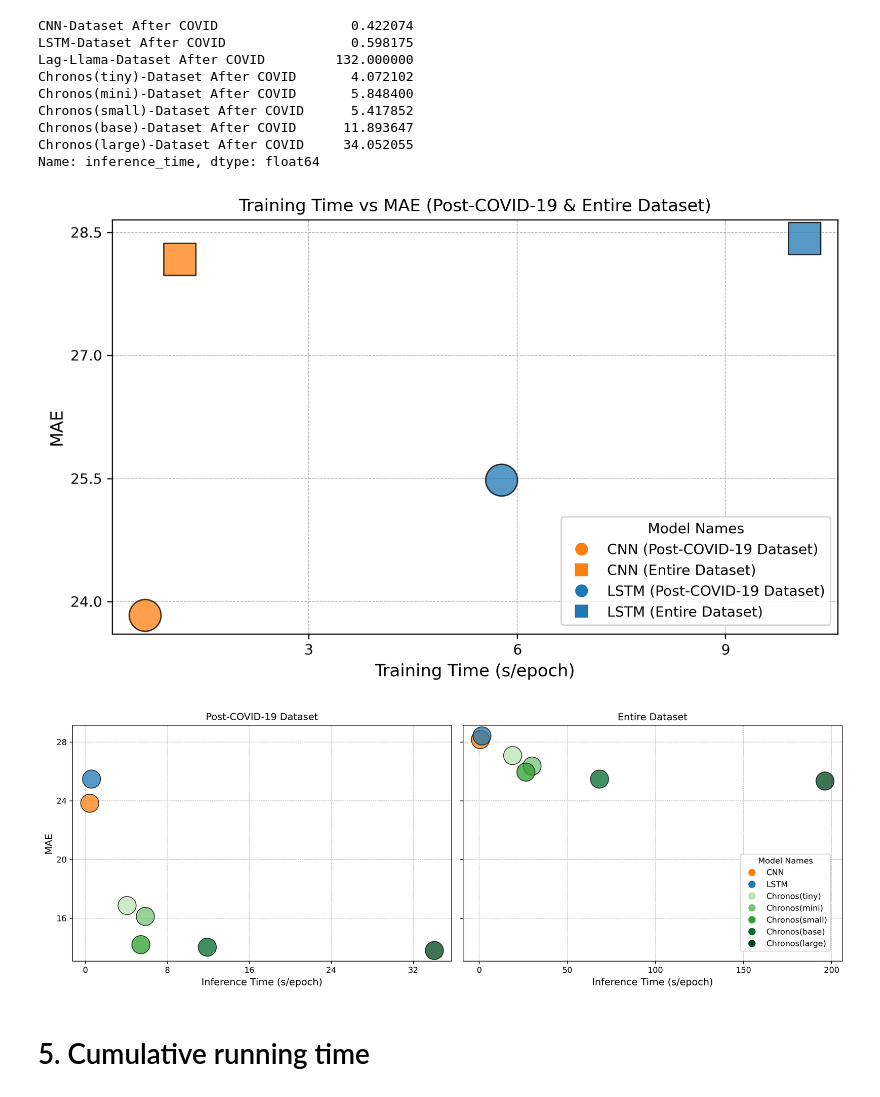
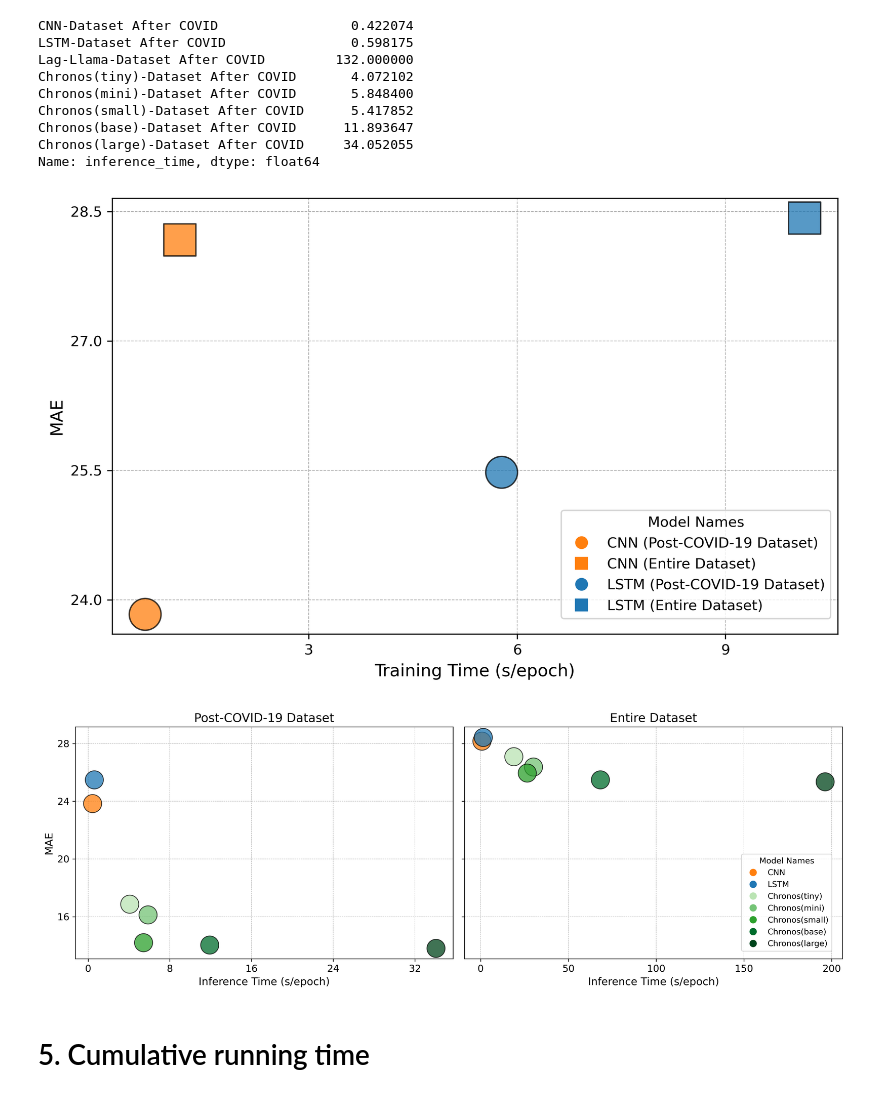
Before and after one commit to YueLi-0816/traffic_prediction, a Jupyter notebook: parameter_cal.ipynb, the cells around one changed output. Drawn from its saved outputs; the diff is of its cells as text; code cells hidden in the pictures.

Commit message:
change the font size of plots

```diff
--- a/parameter_cal.ipynb
+++ b/parameter_cal.ipynb
@@ -1370,35 +1372,35 @@ fig, ax = plt.subplots(figsize=(8, 5), dpi=300)
 # Ensure grid is behind the scatter points
 ax.set_axisbelow(True)
 
 # Plot "After COVID" data (circle markers)
 for model, color, x, y in zip(model_names, colors_after_covid, training_time_after_covid, performance_metrics_after_covid['MAE']):
     ax.scatter(x, y, label=f"{model} (Post-COVID-19 Dataset)", marker='o', s=500, color=color, edgecolors='black', alpha=0.75)
 
 # Plot "Entire Dataset" data (square markers)
 for model, color, x, y in zip(model_names, colors_entire_dataset, training_time_entire_dataset, performance_metrics_entire_dataset['MAE']):
     ax.scatter(x, y, label=f"{model} (Entire Dataset)", marker='s', s=500, color=color, edgecolors='black', alpha=0.75)
 
-ax.set_title('Training Time vs MAE (Post-COVID-19 & Entire Dataset)')
+#ax.set_title('Training Time vs MAE (Post-COVID-19 & Entire Dataset)')
 ax.set_xlabel('Training Time (s/epoch)', fontsize=12)
 ax.set_ylabel('MAE', fontsize=12)
 ax.grid(True, linestyle='--', linewidth=0.5)
 
 # Adjust x-axis and y-axis grid frequency
 ax.xaxis.set_major_locator(ticker.MaxNLocator(nbins=5, integer=True))
 ax.yaxis.set_major_locator(ticker.MaxNLocator(nbins=5))
 
 # Create a custom legend with distinct markers for After COVID (circle) and Entire Dataset (square)
 legend_handles = []
 for model, color in model_colors.items():
     legend_handles.append(plt.Line2D([0], [0], marker='o', color='w', markerfacecolor=color, markersize=10, label=f"{model} (Post-COVID-19 Dataset)"))
     legend_handles.append(plt.Line2D([0], [0], marker='s', color='w', markerfacecolor=color, markersize=10, label=f"{model} (Entire Dataset)"))
 
 ax.legend(handles=legend_handles, title="Model Names", loc='upper right', bbox_to_anchor=(1, 0.3))
 
 plt.tight_layout()
 plt.show()
 # %% [output]
-[figure, old version]
+[figure, new version]
 # %%
 import matplotlib.ticker as ticker
 
@@ -1450,9 +1452,10 @@ for model, color, x, y in zip(filtered_model_names, filtered_colors_after_covid,
                                filtered_inference_time_after_covid, filtered_mae_after_covid):
     axs[0].scatter(x, y, label=model, marker='o', s=500, color=color, edgecolors='black', alpha=0.75)
 
-axs[0].set_title('Post-COVID-19 Dataset')
-axs[0].set_xlabel('Inference Time (s/epoch)', fontsize=12)
-axs[0].set_ylabel('MAE', fontsize=12)
+axs[0].set_title('Post-COVID-19 Dataset', fontsize=15)
+axs[0].set_xlabel('Inference Time (s/epoch)', fontsize=13)
+axs[0].set_ylabel('MAE', fontsize=13)
+axs[0].tick_params(axis='both', labelsize=12)
 axs[0].grid(True, linestyle='--', linewidth=0.5)
 
 # Plot "Entire Dataset" data without Lag-Llama and without jitter
@@ -1460,8 +1463,9 @@ for model, color, x, y in zip(filtered_model_names, filtered_colors_entire_datas
                                filtered_inference_time_entire_dataset, filtered_mae_entire_dataset):
     axs[1].scatter(x, y, label=model, marker='o', s=500, color=color, edgecolors='black', alpha=0.75)
 
-axs[1].set_title('Entire Dataset')
-axs[1].set_xlabel('Inference Time (s/epoch)', fontsize=12)
+axs[1].set_title('Entire Dataset', fontsize=15)
+axs[1].set_xlabel('Inference Time (s/epoch)', fontsize=13)
+axs[1].tick_params(axis='both', labelsize=12)
 axs[1].grid(True, linestyle='--', linewidth=0.5)
 
 # Adjust x-axis grid frequency
@@ -1479,7 +1483,7 @@ fig.legend(handles=filtered_handles, title="Model Names", loc='upper right', bbo
 plt.tight_layout()
 plt.show()
 # %% [output]
-[figure, old version]
+[figure, new version]
 # %% [markdown]
 # 5. Cumulative running time
 # %%
```
Also changed, not shown: parts of 1 cell of this notebook.
